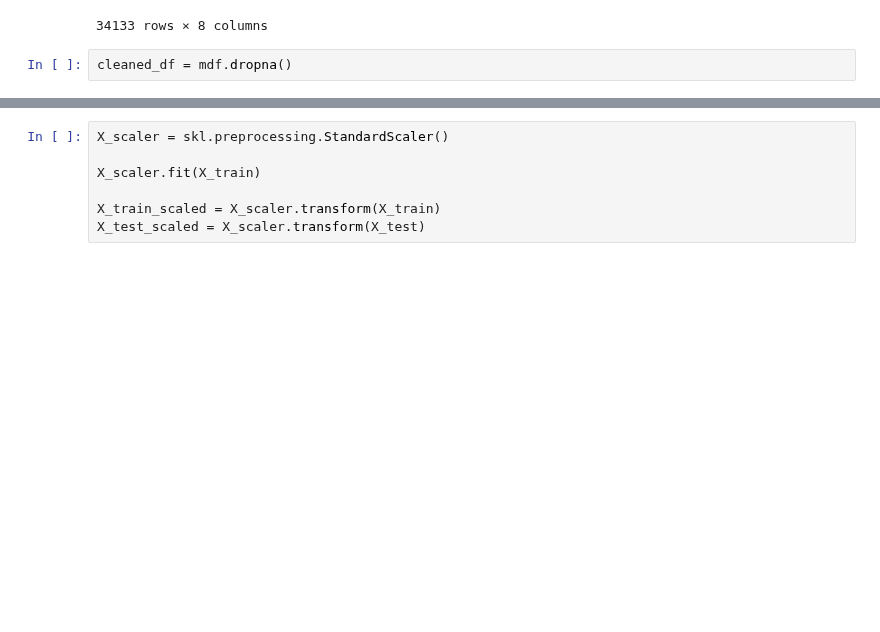
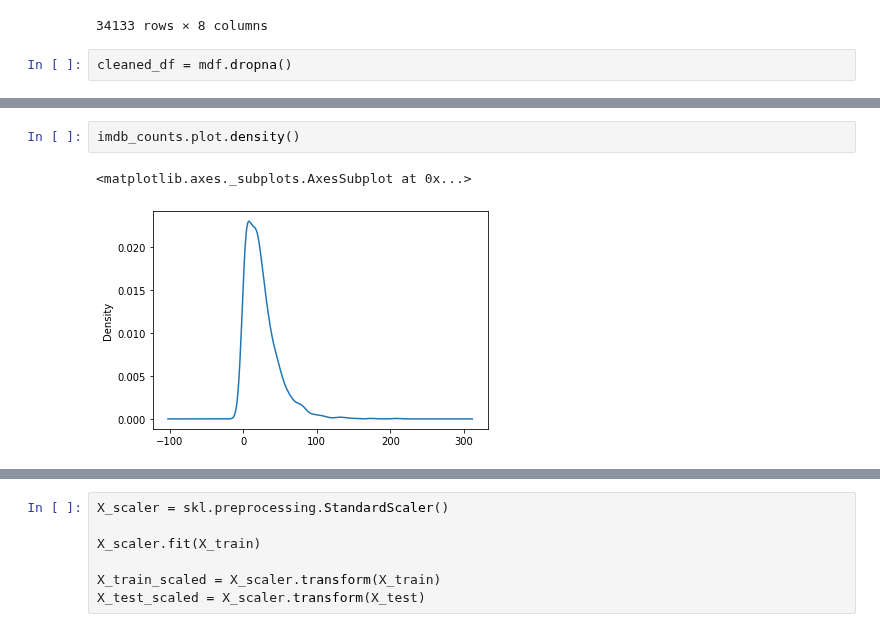
Before and after one commit to jgcarter421/Netflix, a Jupyter notebook: machine_learning/ml_prediction.ipynb, the cells around one changed output, grey strips where cells are left out. Drawn from its saved outputs; the diff is of its cells as text; blank space fills up the shorter version.

```diff
--- a/machine_learning/ml_prediction.ipynb
+++ b/machine_learning/ml_prediction.ipynb
@@ -52,0 +70,5 @@ cleaned_df = mdf.dropna()
+# %%
+imdb_counts.plot.density()
+# %% [output]
+<matplotlib.axes._subplots.AxesSubplot at 0x...>
+[figure, added]
```
Also changed, not shown: parts of 24 cells of this notebook.
